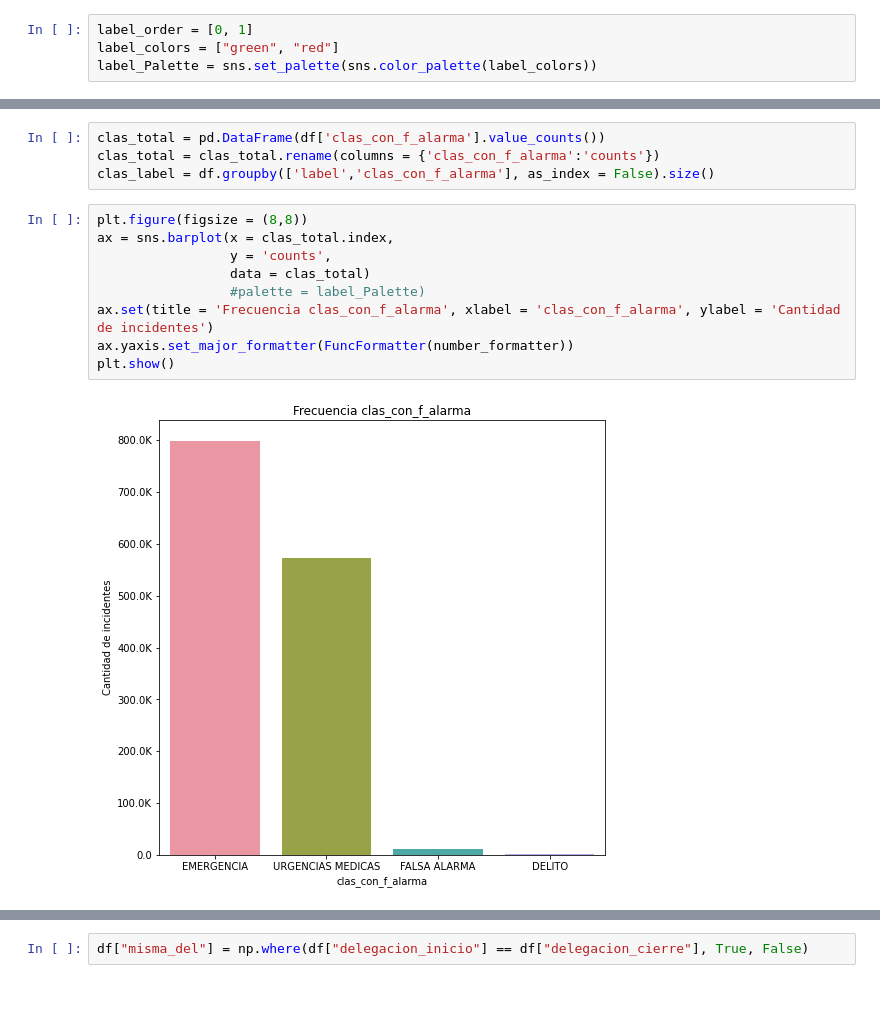
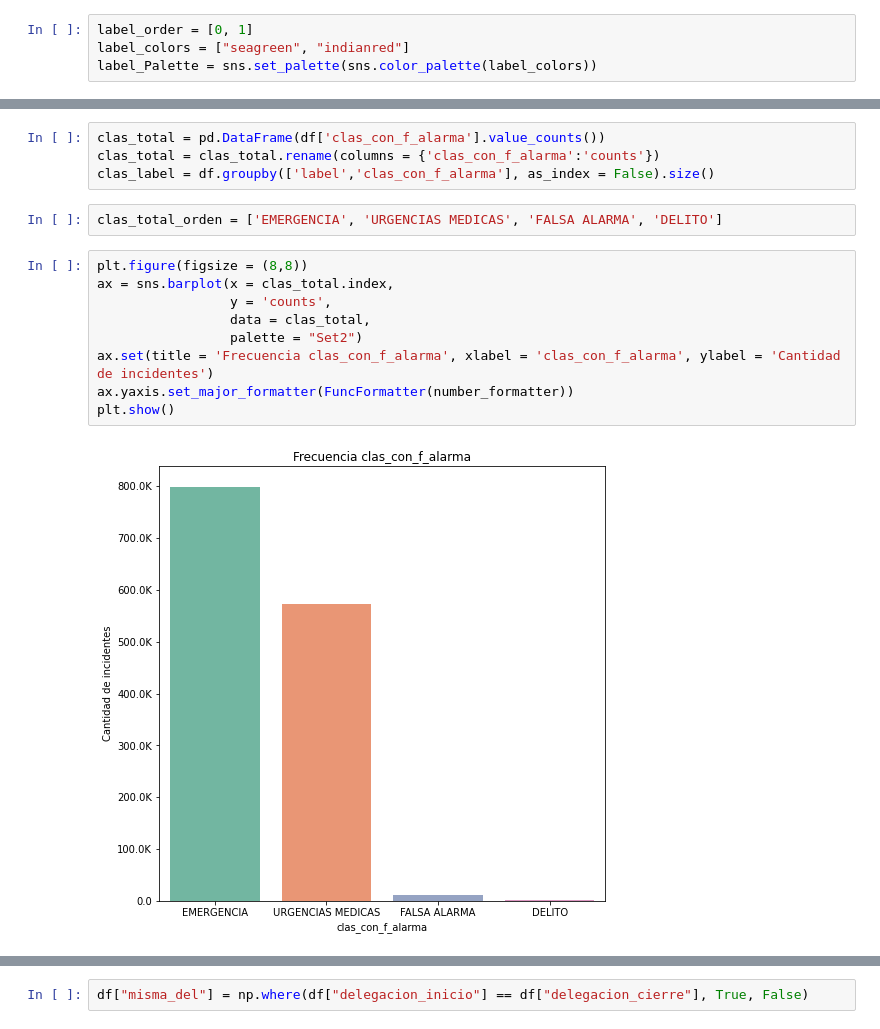
Before and after one commit to rafaelortegar/Proyecto1_IDS_2020, a Jupyter notebook: notebooks/GEDA.ipynb, the cells around one changed output, grey strips where cells are left out. Drawn from its saved outputs; the diff is of its cells as text; blank space fills up the shorter version.

```diff
--- a/notebooks/GEDA.ipynb
+++ b/notebooks/GEDA.ipynb
@@ -278,7 +277,7 @@ cod_colors = ["seagreen", "lightsteelblue", "tomato", "darkred", "dodgerblue"]
 cod_Palette = sns.set_palette(sns.color_palette(cod_colors))
 # %%
 label_order = [0, 1]
-label_colors = ["green", "red"]
+label_colors = ["seagreen", "indianred"]
 label_Palette = sns.set_palette(sns.color_palette(label_colors))
 # %%
 dia_orden = ["Lunes", "Martes", "Miércoles", "Jueves", "Viernes", "Sábado", "Domingo"]
@@ -400,17 +399,19 @@ plt.show()
 clas_total = pd.DataFrame(df['clas_con_f_alarma'].value_counts())
 clas_total = clas_total.rename(columns = {'clas_con_f_alarma':'counts'})
 clas_label = df.groupby(['label','clas_con_f_alarma'], as_index = False).size()
+# %%
+clas_total_orden = ['EMERGENCIA', 'URGENCIAS MEDICAS', 'FALSA ALARMA', 'DELITO']
 # %%
 plt.figure(figsize = (8,8))
 ax = sns.barplot(x = clas_total.index,
                  y = 'counts',
-                 data = clas_total)
-                 #palette = label_Palette)
+                 data = clas_total,
+                 palette = "Set2")
 ax.set(title = 'Frecuencia clas_con_f_alarma', xlabel = 'clas_con_f_alarma', ylabel = 'Cantidad de incidentes')
 ax.yaxis.set_major_formatter(FuncFormatter(number_formatter))
 plt.show()
 # %% [output]
-[figure, old version]
+[figure, new version]
 # %%
 plt.figure(figsize = (8,8))
 ax = sns.barplot(y = "clas_con_f_alarma",
```
Also changed, not shown: parts of 26 cells of this notebook.
